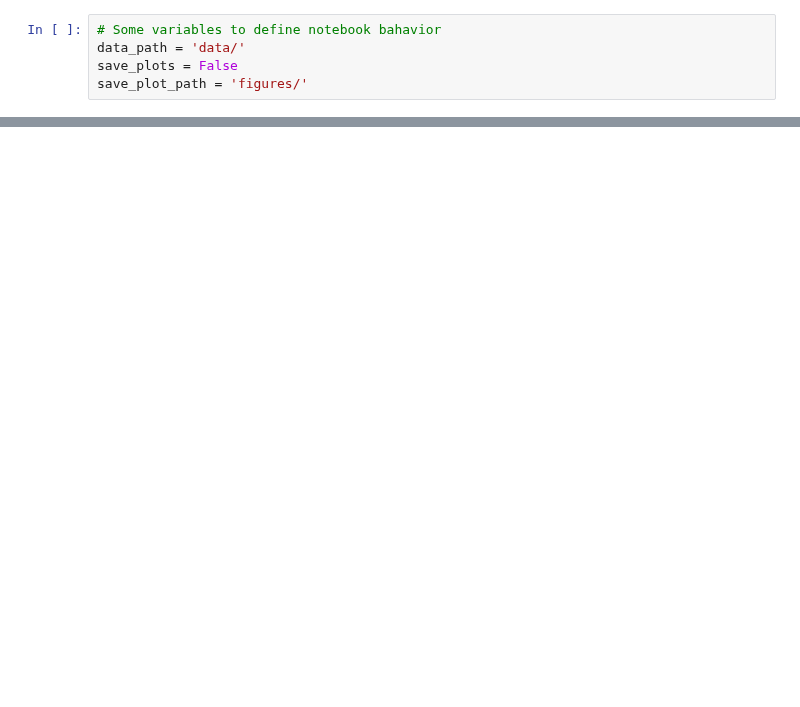
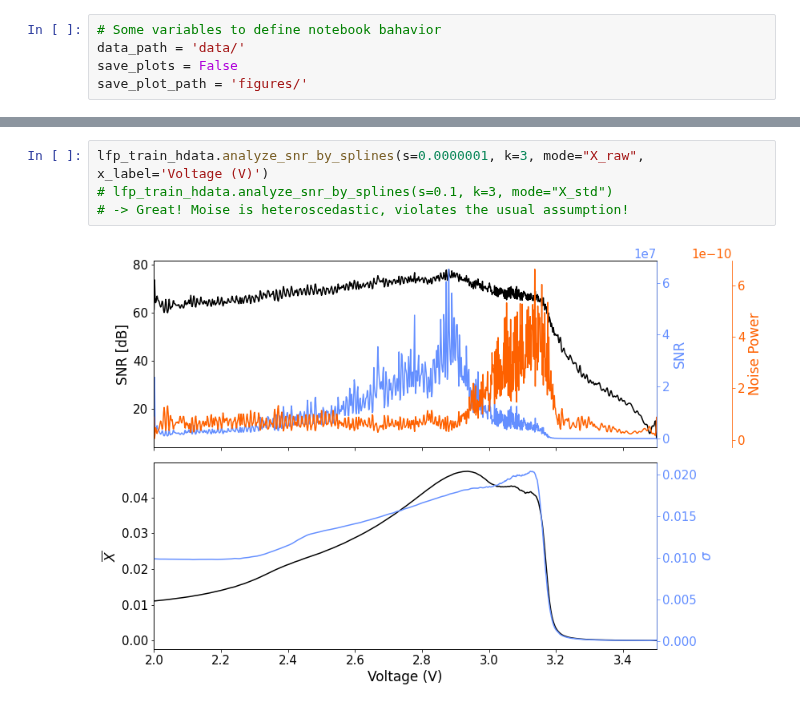
Before and after one commit to JoachimSchaeffer/HDRegAnalytics, a Jupyter notebook: bayesian_penalized_regression.ipynb, the cells around one changed output, grey strips where cells are left out. Drawn from its saved outputs; the diff is of its cells as text; blank space fills up the shorter version.

```diff
--- a/bayesian_penalized_regression.ipynb
+++ b/bayesian_penalized_regression.ipynb
@@ -118,0 +83,6 @@ ax.legend()
+# %%
+lfp_train_hdata.analyze_snr_by_splines(s=0.0000001, k=3, mode="X_raw", x_label='Voltage (V)')
+# lfp_train_hdata.analyze_snr_by_splines(s=0.1, k=3, mode="X_std")
+# -> Great! Moise is heteroscedastic, violates the usual assumption!
+# %% [output]
+[figure, added]
```
Also changed, not shown: parts of 13 cells of this notebook, 4 other files.
